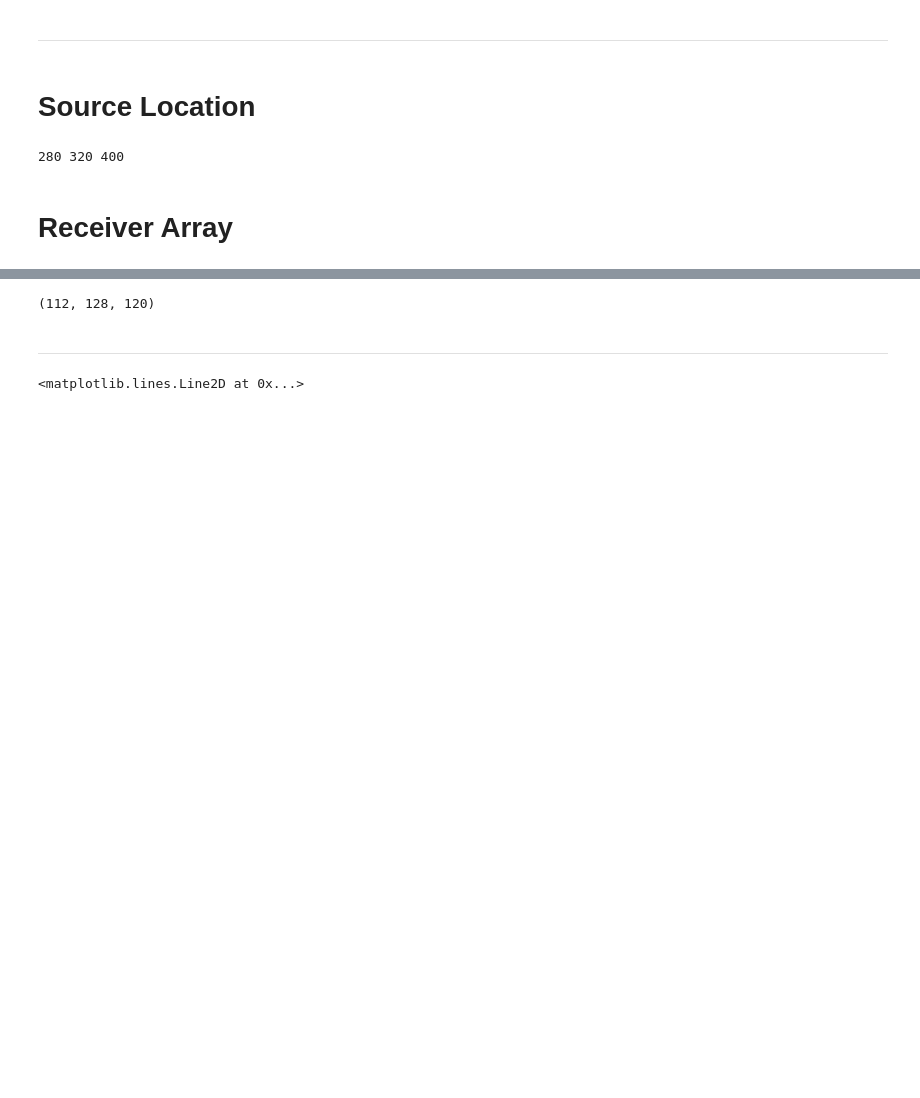
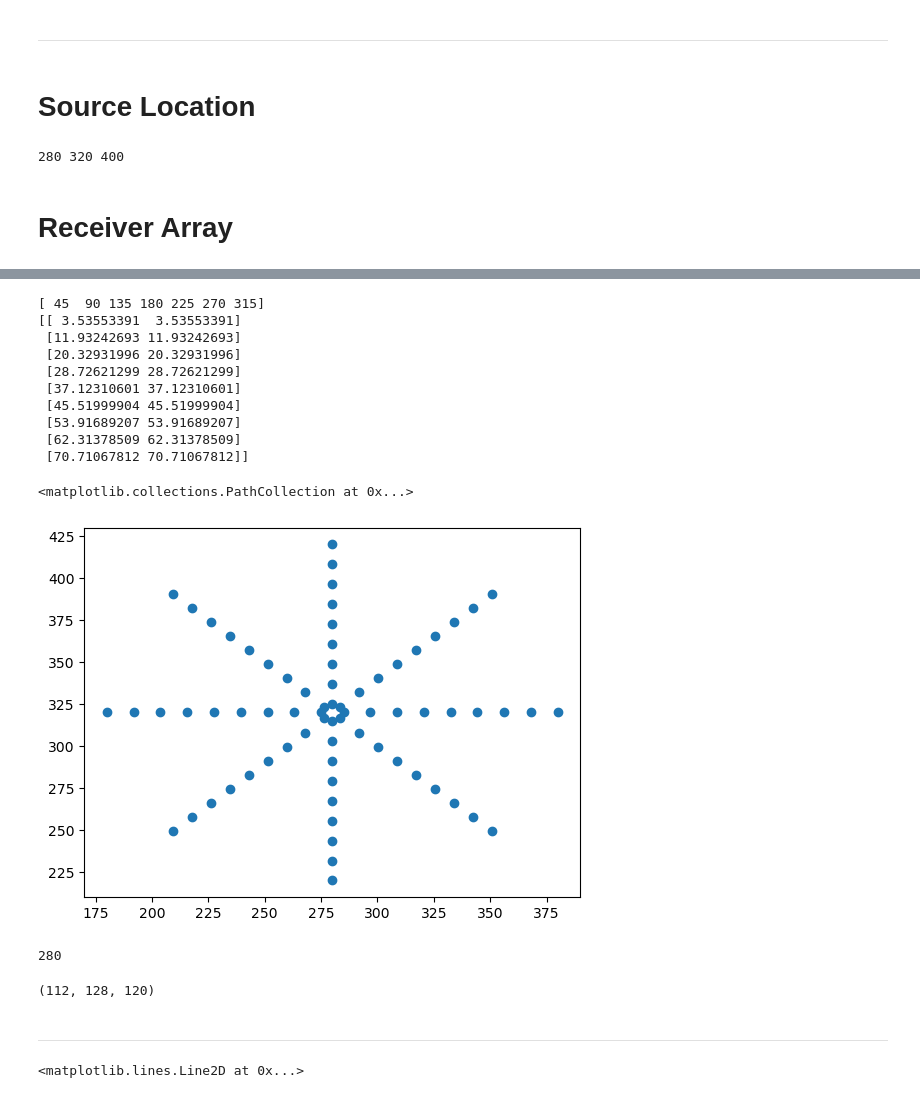
Before and after one commit to FraCSPy/FraCSPy, a Jupyter notebook: Notebooks/eFDModelling_For_Examples/SynthDataExamples_VModGeom.ipynb, the cells around one changed output, grey strips where cells are left out. Drawn from its saved outputs; the diff is of its cells as text; code cells hidden in the pictures; blank space fills up the shorter version.

Commit message:
added walkaway geom

```diff
--- a/Notebooks/eFDModelling_For_Examples/SynthDataExamples_VModGeom.ipynb
+++ b/Notebooks/eFDModelling_For_Examples/SynthDataExamples_VModGeom.ipynb
@@ -158,3 +162,67 @@ np.savetxt(recfile,
+# %%
+# 8-ARM 'WALKAWAY' RECEIVER ARRAY
+arm_length = 100  # gridded array -> np.max(rx)-np.min(rx)=200 -> take half that as arms centered at 0.
+nr_per_arm = 9
+first_rec_shift = 5
+
+def rotate(p, origin=(0, 0), degrees=0):
+    angle = np.deg2rad(degrees)
+    R = np.array([[np.cos(angle), -np.sin(angle)],
+                  [np.sin(angle),  np.cos(angle)]])
+    o = np.atleast_2d(origin)
+    p = np.atleast_2d(p)
+    return np.squeeze((R @ (p.T-o.T) + o.T).T)
+
+orig_line = np.array([np.linspace(5,arm_length, nr_per_arm),np.zeros(nr_per_arm)]).T
+orig_line.shape
+
+# initialise x,y arrays
+wa_x = orig_line.T[0]
+wa_y = orig_line.T[1]
+
+
+origin=(0,0)
+rots = np.arange(45,316,45)
+print(rots)
+for rot in rots:
+    rot_line = rotate(orig_line, origin=origin, degrees=rot)
+    wa_x = np.hstack([wa_x,rot_line.T[0]])
+    wa_y = np.hstack([wa_y,rot_line.T[1]])
+print(new_points)
+
+# Center x and y into middle of the model
+wa_x += sx
+wa_y += sy
+
+# Select depth of receivers
+wa_z = np.ones_like(wa_y)*dz
+
+recs = np.vstack((wa_x.flatten(), wa_z.flatten(), wa_y.flatten()))
+nr = recs.shape[1]
+
+recfile = os.path.join(rec_outpath,'walkaway8arms_xzy.dat')
+np.savetxt(recfile,
+           recs.T.astype(np.float32),
+           fmt='%.4f')
+
+plt.scatter(recs[0],recs[2])
+# %% [output]
+[ 45  90 135 180 225 270 315]
+[[ 3.53553391  3.53553391]
+ [11.93242693 11.93242693]
+ [20.32931996 20.32931996]
+ [28.72621299 28.72621299]
+ [37.12310601 37.12310601]
+ [45.51999904 45.51999904]
+ [53.91689207 53.91689207]
+ [62.31378509 62.31378509]
+ [70.71067812 70.71067812]]
+<matplotlib.collections.PathCollection at 0x...>
+[figure, added]
+# %%
+sx
+# %% [output]
+280
 # %%
 vp_3L.shape
 # %% [output]
```
Also changed, not shown: parts of 1 cell of this notebook.
